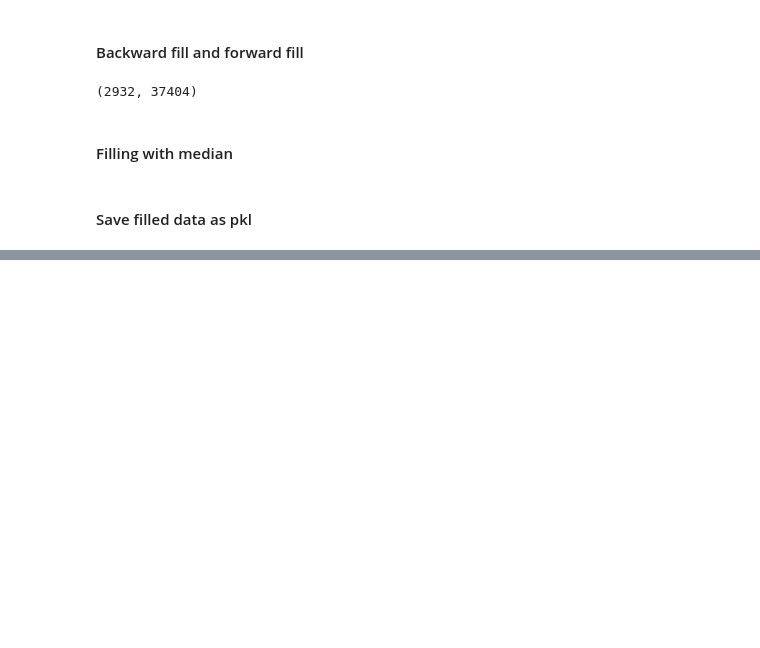
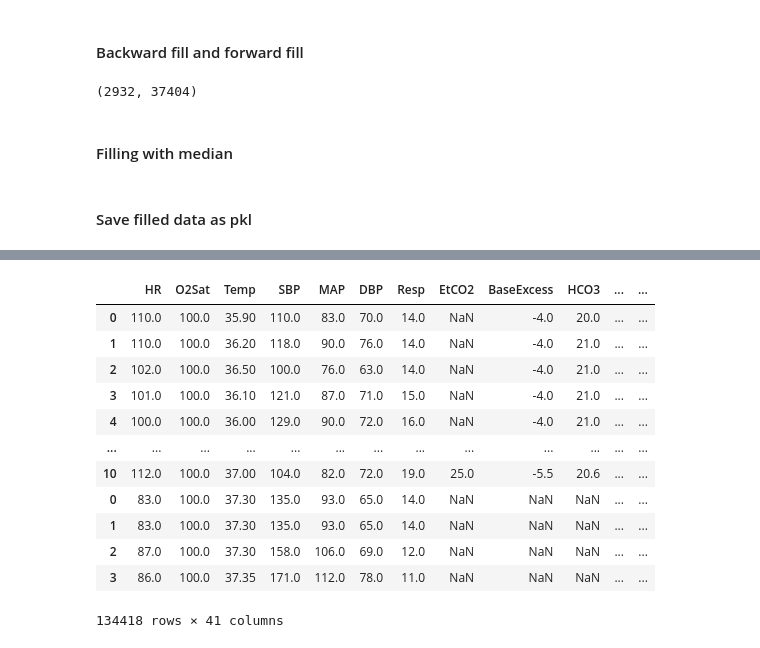
Before and after one commit to infinitusposs/cs5304-project, a Jupyter notebook: Project.ipynb, the cells around one changed output, grey strips where cells are left out. Cells and saved outputs as stored; diff of their text form; code cells hidden in the pictures; blank space fills up the shorter version.

```diff
--- a/Project.ipynb
+++ b/Project.ipynb
@@ -226,0 +257,16 @@ with open('nonsepsis_filled.pkl', 'wb') as f:
+# %%
+train_mat = pd.concat([pd.concat(list(sepsis_pred_filled.values())), pd.concat(list(nonsepsis_pred_filled.values()))])
+# %% [output]
+|  | HR | O2Sat | Temp | SBP | MAP | DBP | Resp | EtCO2 | BaseExcess | HCO3 | ... | ... |
+| 0 | 110.0 | 100.0 | 35.90 | 110.0 | 83.0 | 70.0 | 14.0 | NaN | -4.0 | 20.0 | ... | ... |
+| 1 | 110.0 | 100.0 | 36.20 | 118.0 | 90.0 | 76.0 | 14.0 | NaN | -4.0 | 21.0 | ... | ... |
+| 2 | 102.0 | 100.0 | 36.50 | 100.0 | 76.0 | 63.0 | 14.0 | NaN | -4.0 | 21.0 | ... | ... |
+| 3 | 101.0 | 100.0 | 36.10 | 121.0 | 87.0 | 71.0 | 15.0 | NaN | -4.0 | 21.0 | ... | ... |
+| 4 | 100.0 | 100.0 | 36.00 | 129.0 | 90.0 | 72.0 | 16.0 | NaN | -4.0 | 21.0 | ... | ... |
+| ... | ... | ... | ... | ... | ... | ... | ... | ... | ... | ... | ... | ... |
+| 10 | 112.0 | 100.0 | 37.00 | 104.0 | 82.0 | 72.0 | 19.0 | 25.0 | -5.5 | 20.6 | ... | ... |
+| 0 | 83.0 | 100.0 | 37.30 | 135.0 | 93.0 | 65.0 | 14.0 | NaN | NaN | NaN | ... | ... |
+| 1 | 83.0 | 100.0 | 37.30 | 135.0 | 93.0 | 65.0 | 14.0 | NaN | NaN | NaN | ... | ... |
+| 2 | 87.0 | 100.0 | 37.30 | 158.0 | 106.0 | 69.0 | 12.0 | NaN | NaN | NaN | ... | ... |
+| 3 | 86.0 | 100.0 | 37.35 | 171.0 | 112.0 | 78.0 | 11.0 | NaN | NaN | NaN | ... | ... |
+134418 rows × 41 columns
```
Also changed, not shown: parts of 6 cells of this notebook, 1 other file.
